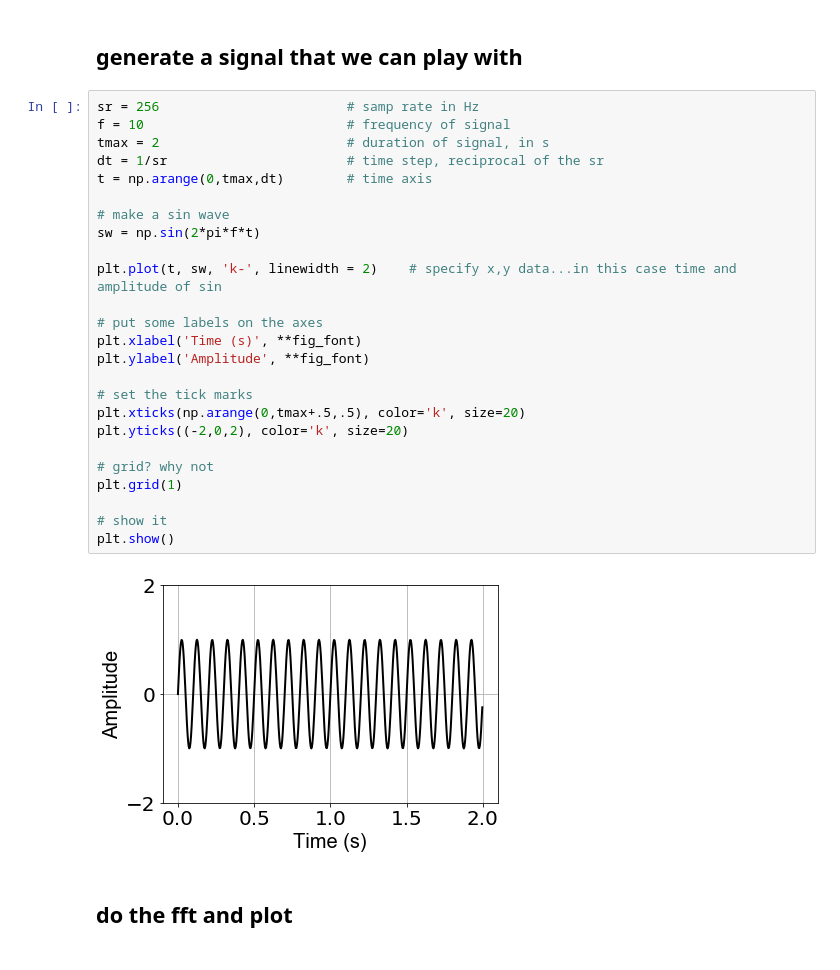
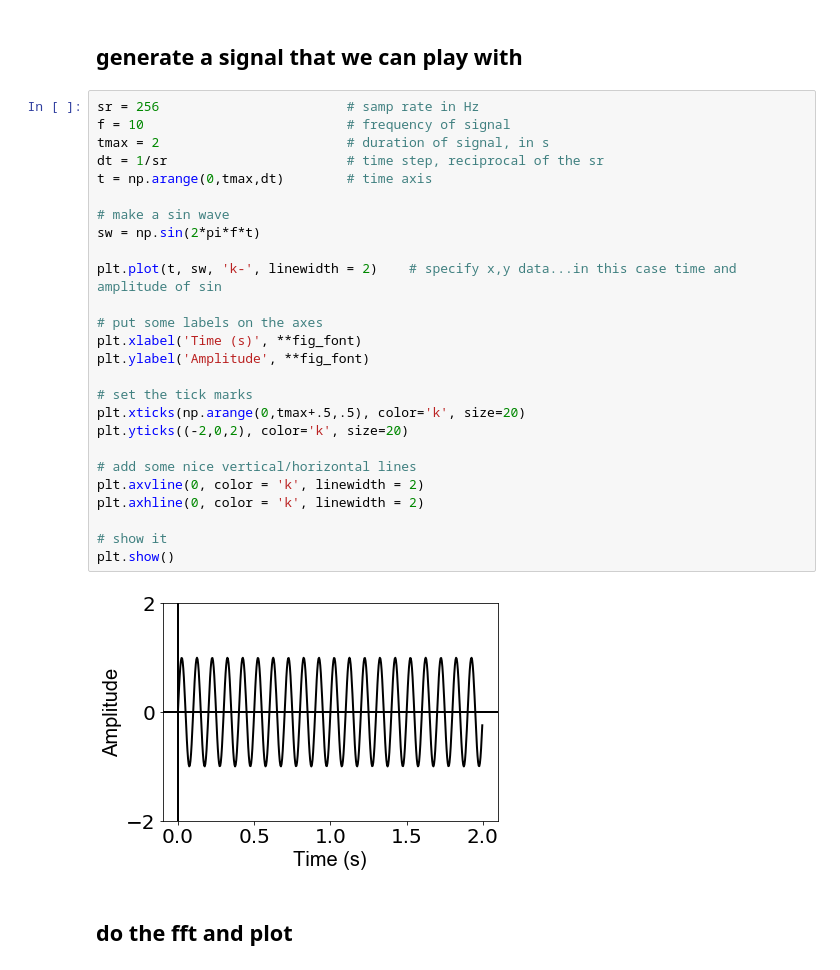
Before and after one commit to TimCSheehan/dev, a Jupyter notebook: Tutorial020_BasicsFFT.ipynb, the cells around one changed output. Saved outputs shown, nothing was run; the diff lists cells and outputs as text.

```diff
--- a/Tutorial020_BasicsFFT.ipynb
+++ b/Tutorial020_BasicsFFT.ipynb
@@ -21,30 +21,31 @@ fig_font = {'fontname':'Arial', 'size':'20'}
 # %%
 sr = 256                        # samp rate in Hz
 f = 10                          # frequency of signal
 tmax = 2                        # duration of signal, in s
 dt = 1/sr                       # time step, reciprocal of the sr
 t = np.arange(0,tmax,dt)        # time axis
 
 # make a sin wave
 sw = np.sin(2*pi*f*t)
 
 plt.plot(t, sw, 'k-', linewidth = 2)    # specify x,y data...in this case time and amplitude of sin
 
 # put some labels on the axes
 plt.xlabel('Time (s)', **fig_font)
 plt.ylabel('Amplitude', **fig_font)
 
 # set the tick marks
 plt.xticks(np.arange(0,tmax+.5,.5), color='k', size=20)
 plt.yticks((-2,0,2), color='k', size=20)
 
-# grid? why not
-plt.grid(1)
+# add some nice vertical/horizontal lines
+plt.axvline(0, color = 'k', linewidth = 2)
+plt.axhline(0, color = 'k', linewidth = 2)
 
 # show it
 plt.show()
 # %% [output]
-[figure, old version]
+[figure, new version]
 # %% [markdown]
 ## do the fft and plot
 # %%
```
Also changed, not shown: parts of 13 cells of this notebook, 1 other file.
